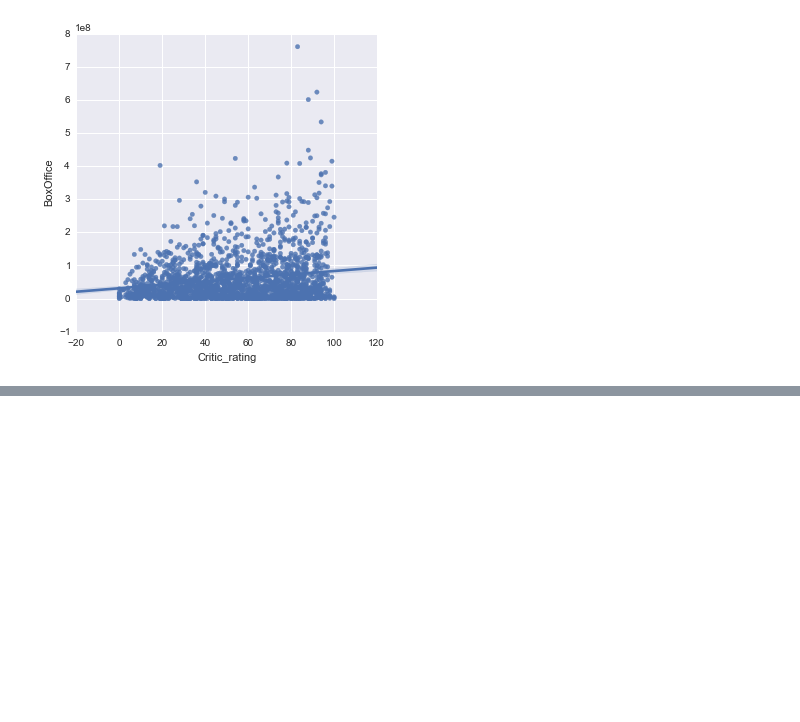
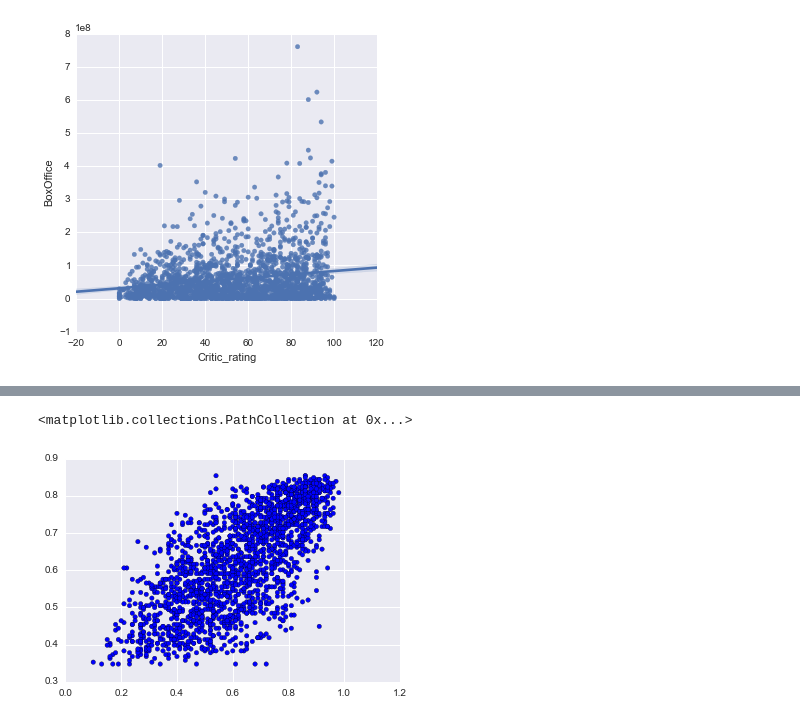
Before and after one commit to lantian2012/DataScience, a Jupyter notebook: Critics_Customer.ipynb, the cells around one changed output, grey strips where cells are left out. Saved outputs shown, nothing was run; the diff lists cells and outputs as text; code cells hidden in the pictures; blank space fills up the shorter version.

```diff
--- a/Critics_Customer.ipynb
+++ b/Critics_Customer.ipynb
@@ -54,0 +117,6 @@ sns.lmplot( 'Critic_rating','BoxOffice', data=MovieTable)
+# %%
+reg = smf.ols(formula="Audience_rating ~ Critic_rating", data=MovieTable).fit()
+plt.scatter(MovieTable.Audience_rating/100, reg.predict()/100)
+# %% [output]
+<matplotlib.collections.PathCollection at 0x...>
+[figure, added]
```
Also changed, not shown: parts of 12 cells of this notebook.
